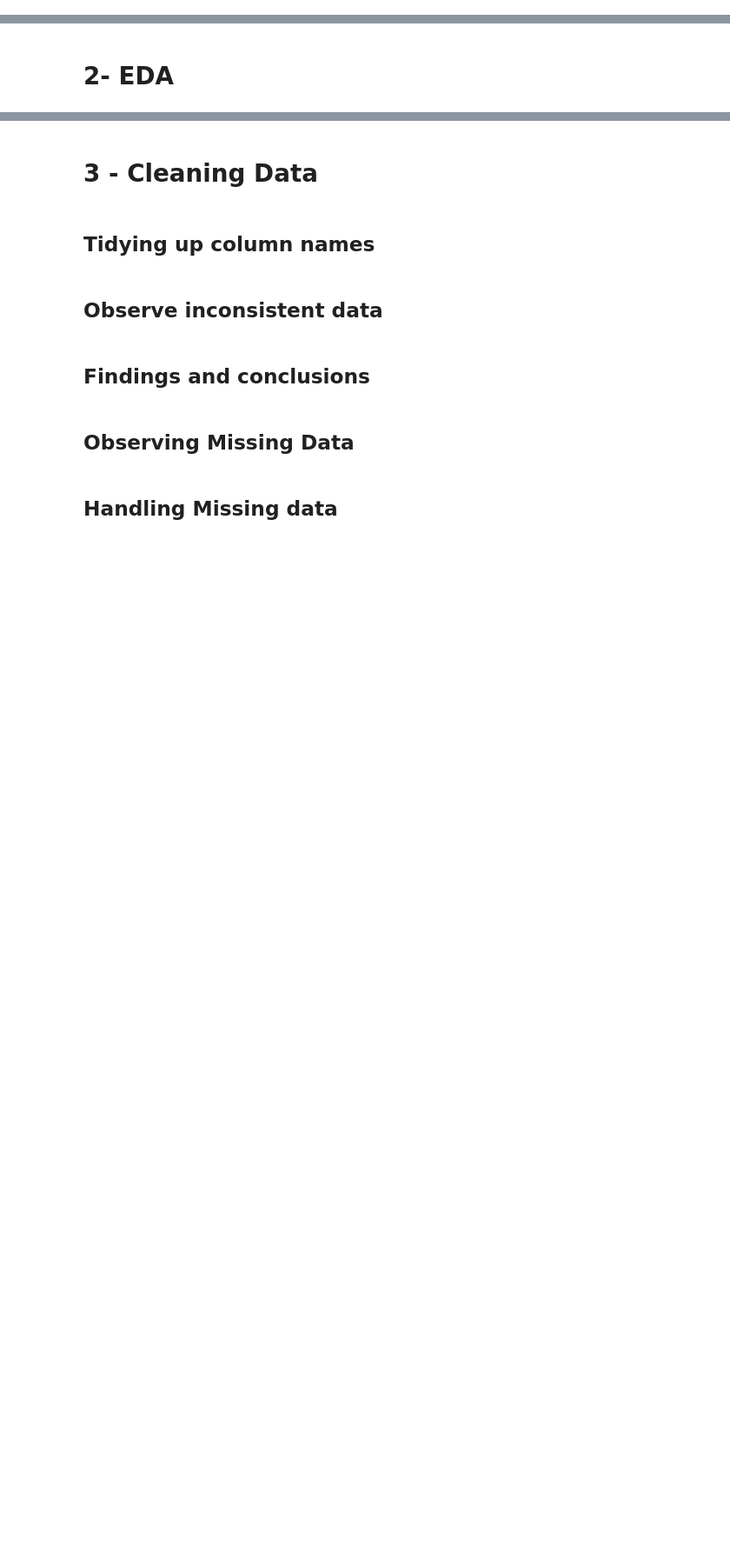
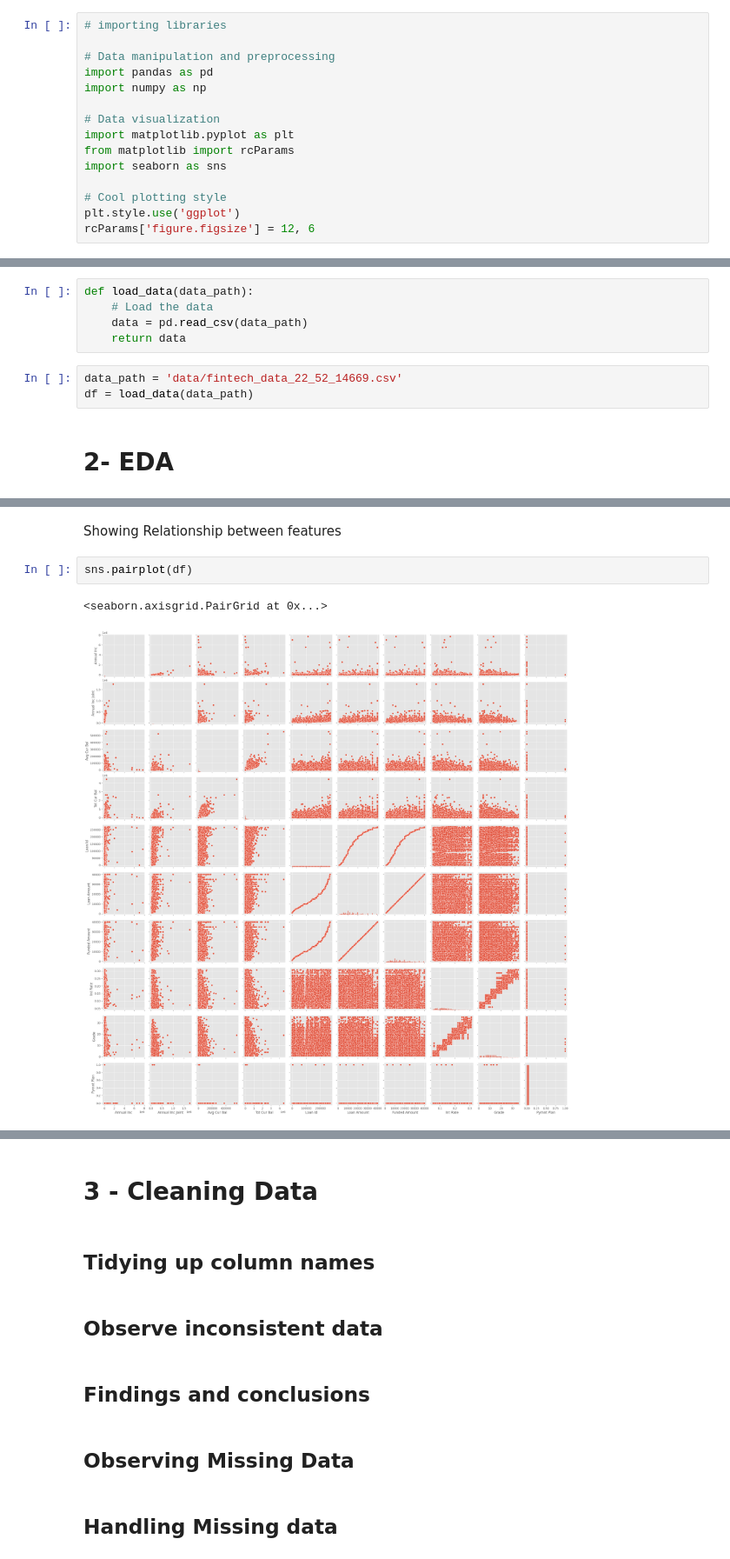
Before and after one commit to youssefayman02/Data-Engineering, a Jupyter notebook: M1-template.ipynb, the cells around one changed output, grey strips where cells are left out. Shown at 87% size. Drawn from its saved outputs; the diff is of its cells as text; blank space fills up the shorter version.

Commit message:
feat: loading data and studying relation and correlation between features

```diff
--- a/M1-template.ipynb
+++ b/M1-template.ipynb
@@ -8,0 +11,15 @@
+# %%
+# importing libraries
+
+# Data manipulation and preprocessing
+import pandas as pd
+import numpy as np
+
+# Data visualization
+import matplotlib.pyplot as plt
+from matplotlib import rcParams
+import seaborn as sns
+
+# Cool plotting style
+plt.style.use('ggplot')
+rcParams['figure.figsize'] = 12, 6
@@ -9,2 +32,10 @@
+# %%
+def load_data(data_path):
+    # Load the data
+    data = pd.read_csv(data_path)
+    return data
+# %%
+data_path = 'data/fintech_data_22_52_14669.csv'
+df = load_data(data_path)
 # %% [markdown]
 # 2- EDA
@@ -10,0 +136,7 @@
+# %% [markdown]
+Showing Relationship between features
+# %%
+sns.pairplot(df)
+# %% [output]
+<seaborn.axisgrid.PairGrid at 0x...>
+[figure, added]
```
Also changed, not shown: parts of 22 cells of this notebook.
